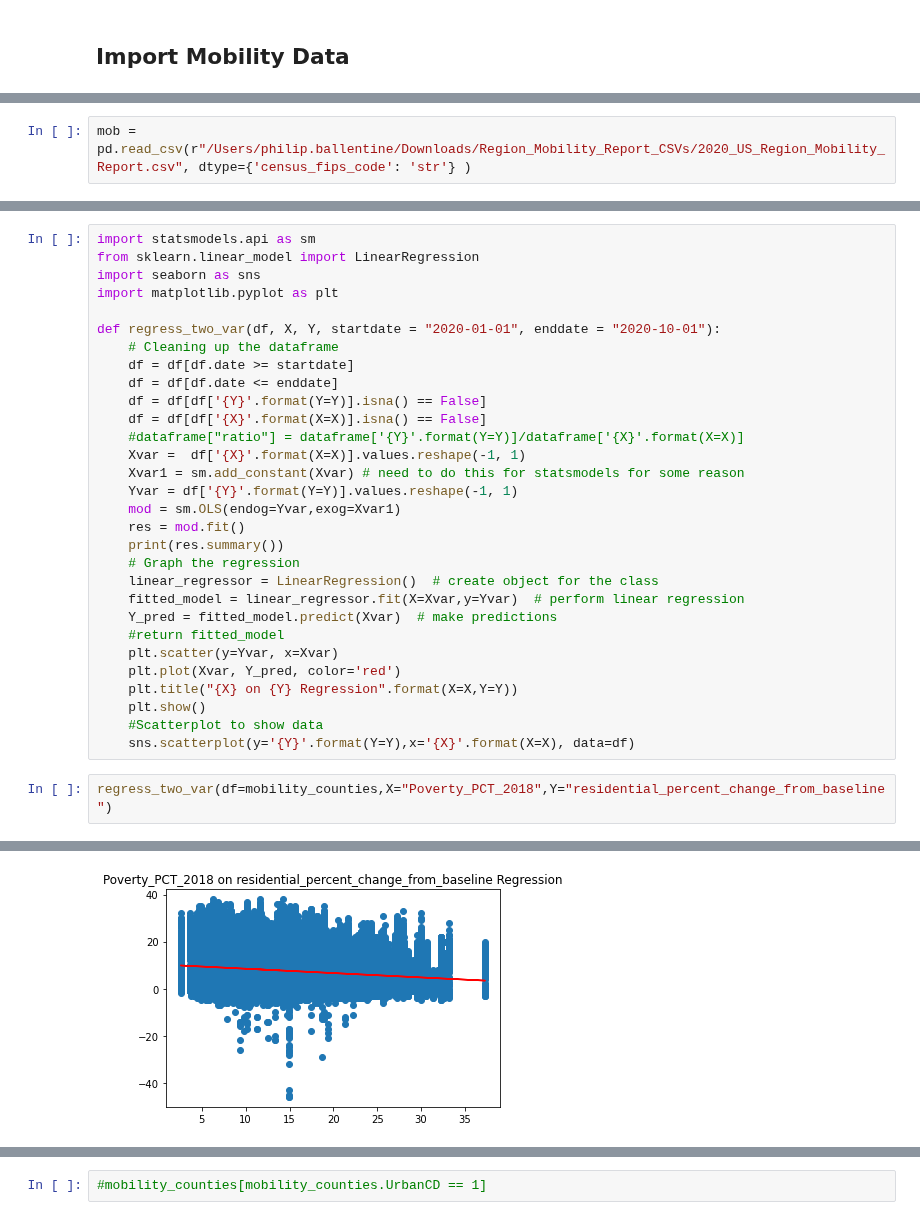
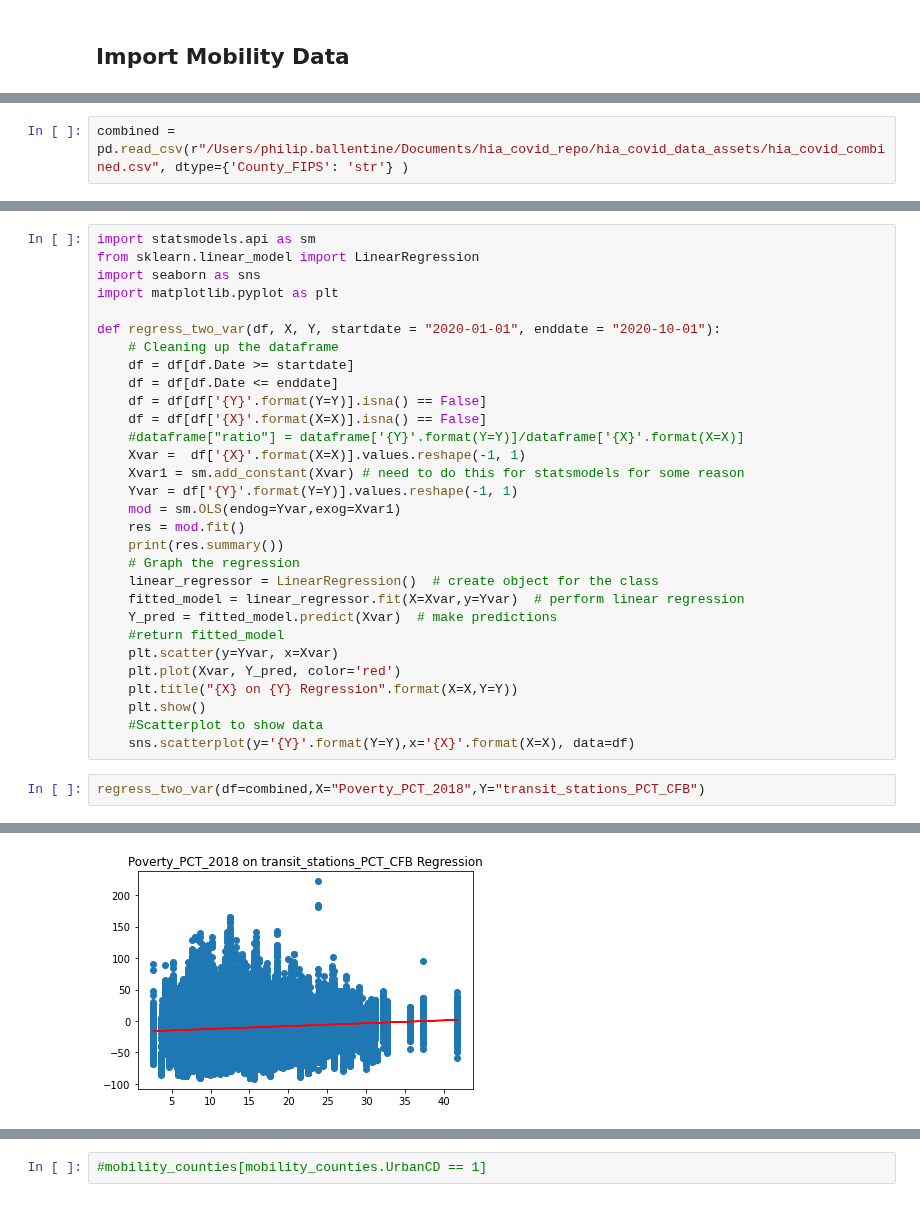
Before and after one commit to pballent/hia-covid, a Jupyter notebook: hia_covid_python_exploration/Google_Mob_COVID_Scratchpad.ipynb, the cells around one changed output, grey strips where cells are left out. Cells and saved outputs as stored; diff of their text form.

```diff
--- a/hia_covid_python_exploration/Google_Mob_COVID_Scratchpad.ipynb
+++ b/hia_covid_python_exploration/Google_Mob_COVID_Scratchpad.ipynb
@@ -9,2 +27,2 @@ import statsmodels.api as sm
 # %%
-mob = pd.read_csv(r"/Users/philip.ballentine/Downloads/Region_Mobility_Report_CSVs/2020_US_Region_Mobility_Report.csv", dtype={'census_fips_code': 'str'} )
+combined = pd.read_csv(r"/Users/philip.ballentine/Documents/hia_covid_repo/hia_covid_data_assets/hia_covid_combined.csv", dtype={'County_FIPS': 'str'} )
@@ -95,8 +34,8 @@ import matplotlib.pyplot as plt
 
 def regress_two_var(df, X, Y, startdate = "2020-01-01", enddate = "2020-10-01"):
     # Cleaning up the dataframe
-    df = df[df.date >= startdate]
-    df = df[df.date <= enddate]
+    df = df[df.Date >= startdate]
+    df = df[df.Date <= enddate]
     df = df[df['{Y}'.format(Y=Y)].isna() == False]
     df = df[df['{X}'.format(X=X)].isna() == False]
     #dataframe["ratio"] = dataframe['{Y}'.format(Y=Y)]/dataframe['{X}'.format(X=X)]
@@ -118,7 +57,7 @@ def regress_two_var(df, X, Y, startdate = "2020-01-01", enddate = "2020-10-01"):
     #Scatterplot to show data
     sns.scatterplot(y='{Y}'.format(Y=Y),x='{X}'.format(X=X), data=df)
 # %%
-regress_two_var(df=mobility_counties,X="Poverty_PCT_2018",Y="residential_percent_change_from_baseline")
+regress_two_var(df=combined,X="Poverty_PCT_2018",Y="transit_stations_PCT_CFB")
 # %% [output]
                             OLS Regression Results
 ==============================================================================
@@ -132,9 +71,9 @@ Df Residuals:                  275053   BIC:                         1.803e+06
 Df Model:                           1
 Covariance Type:            nonrobust
 ==============================================================================
 ... (9 lines left out)
 ==============================================================================
 
 Notes:
 [1] Standard Errors assume that the covariance matrix of the errors is correctly specified.
-[figure, old version]
+[figure, new version]
```
Also changed, not shown: parts of 26 cells of this notebook, 1 other file.
